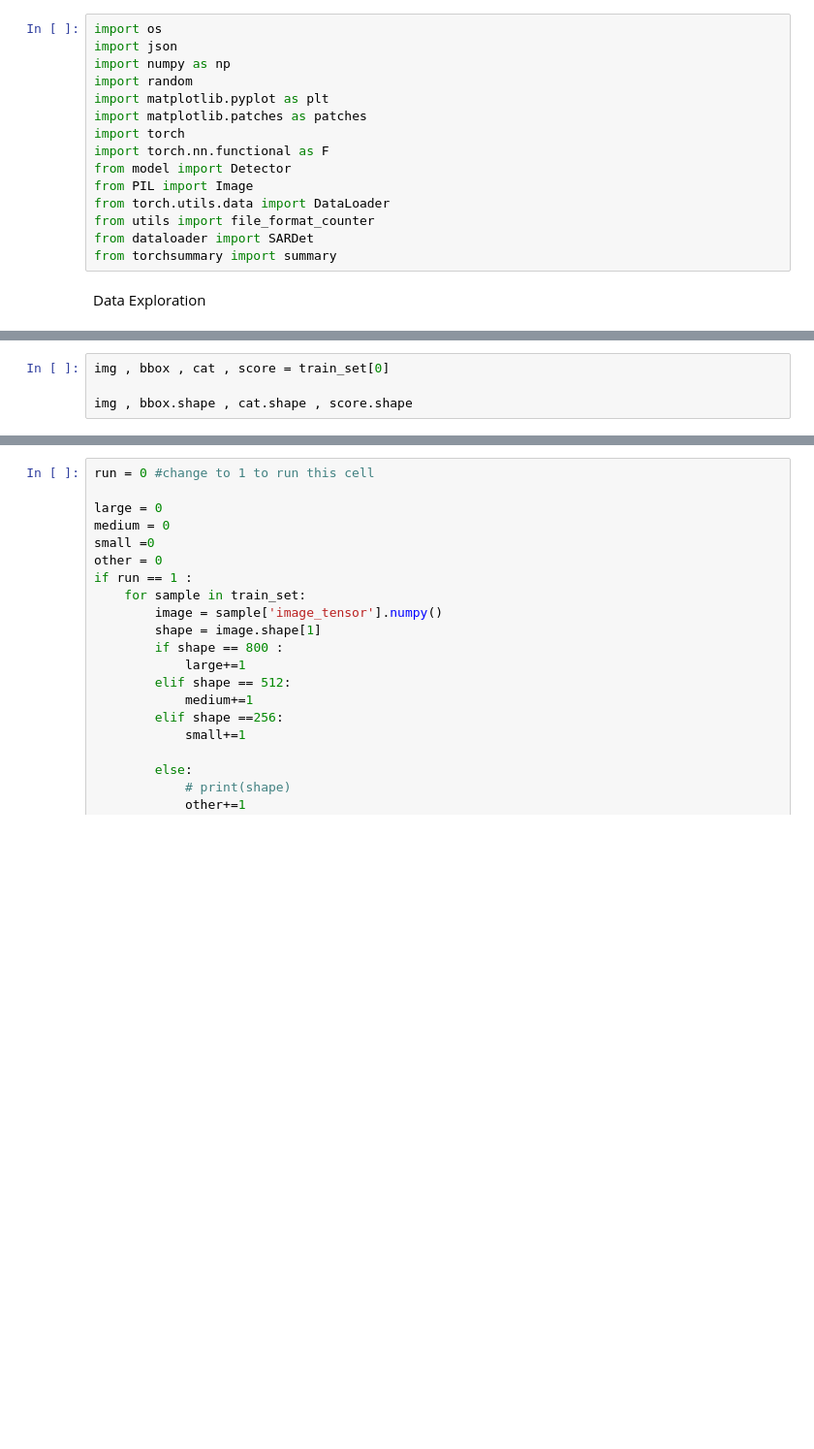
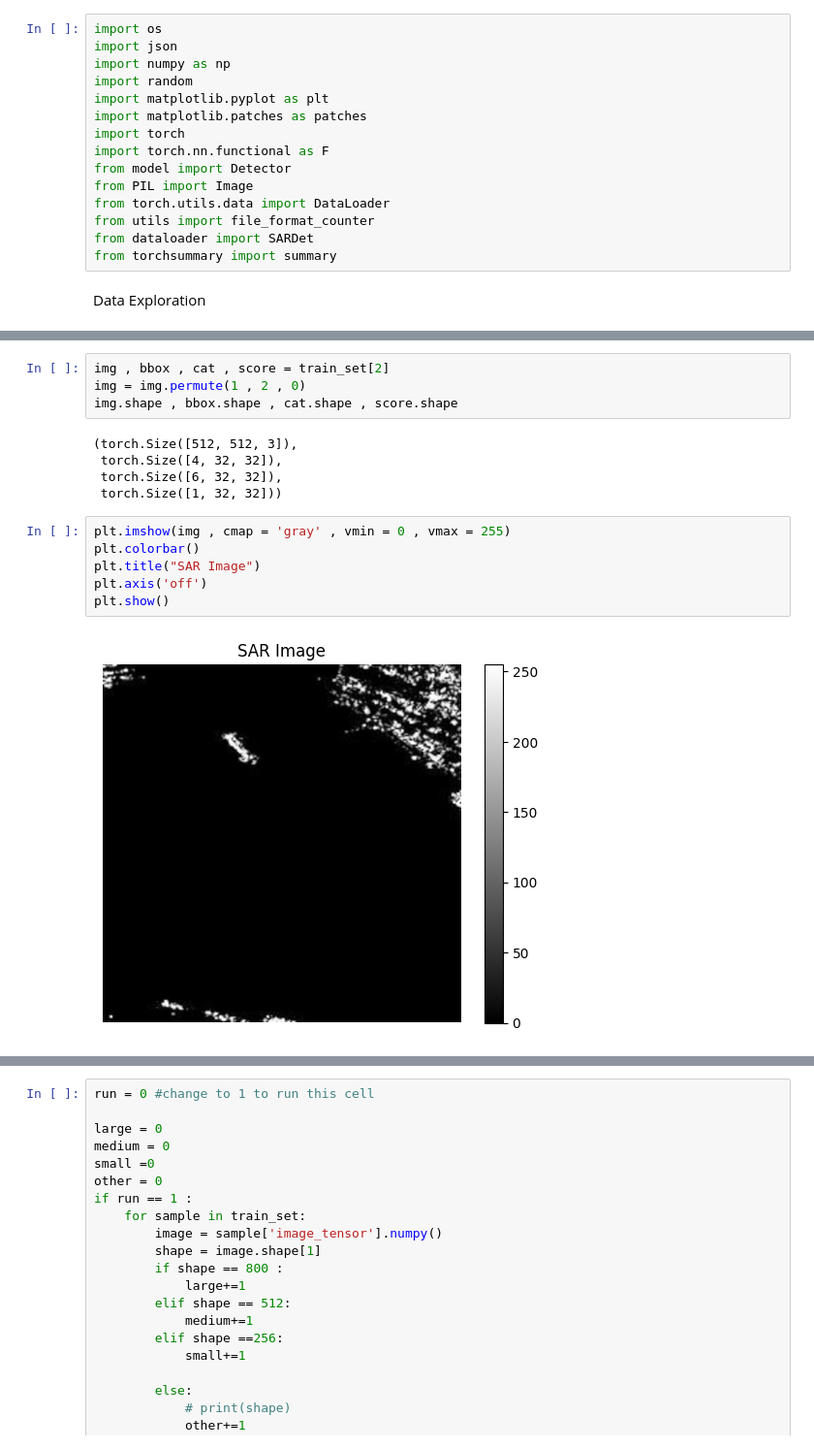
Before and after one commit to Hasanmog/CNN-VS-ViT, a Jupyter notebook: Object_Detection/WorkArea.ipynb, the cells around one changed output, grey strips where cells are left out. Shown at 97% size. Cells and saved outputs as stored; diff of their text form; blank space fills up the shorter version.

```diff
--- a/Object_Detection/WorkArea.ipynb
+++ b/Object_Detection/WorkArea.ipynb
@@ -55,7 +89,20 @@ len(train_set) , len(val_set) , len(test_set)
 # %%
-img , bbox , cat , score = train_set[0]
-
-img , bbox.shape , cat.shape , score.shape
+img , bbox , cat , score = train_set[2]
+img = img.permute(1 , 2 , 0)
+img.shape , bbox.shape , cat.shape , score.shape
+# %% [output]
+(torch.Size([512, 512, 3]),
+ torch.Size([4, 32, 32]),
+ torch.Size([6, 32, 32]),
+ torch.Size([1, 32, 32]))
+# %%
+plt.imshow(img , cmap = 'gray' , vmin = 0 , vmax = 255)
+plt.colorbar()
+plt.title("SAR Image")
+plt.axis('off')
+plt.show()
+# %% [output]
+[figure, added]
 # %%
 import matplotlib.pyplot as plt
 
```
Also changed, not shown: parts of 20 cells of this notebook, 3 other files.
